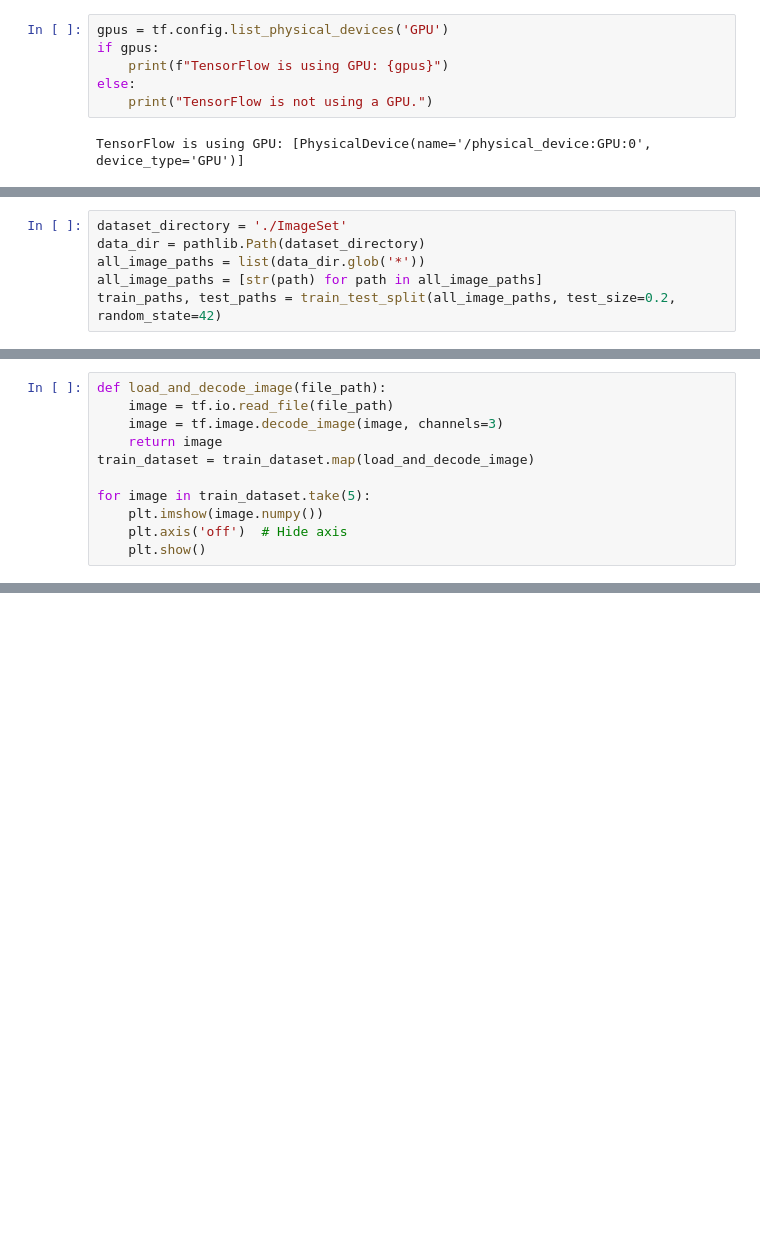
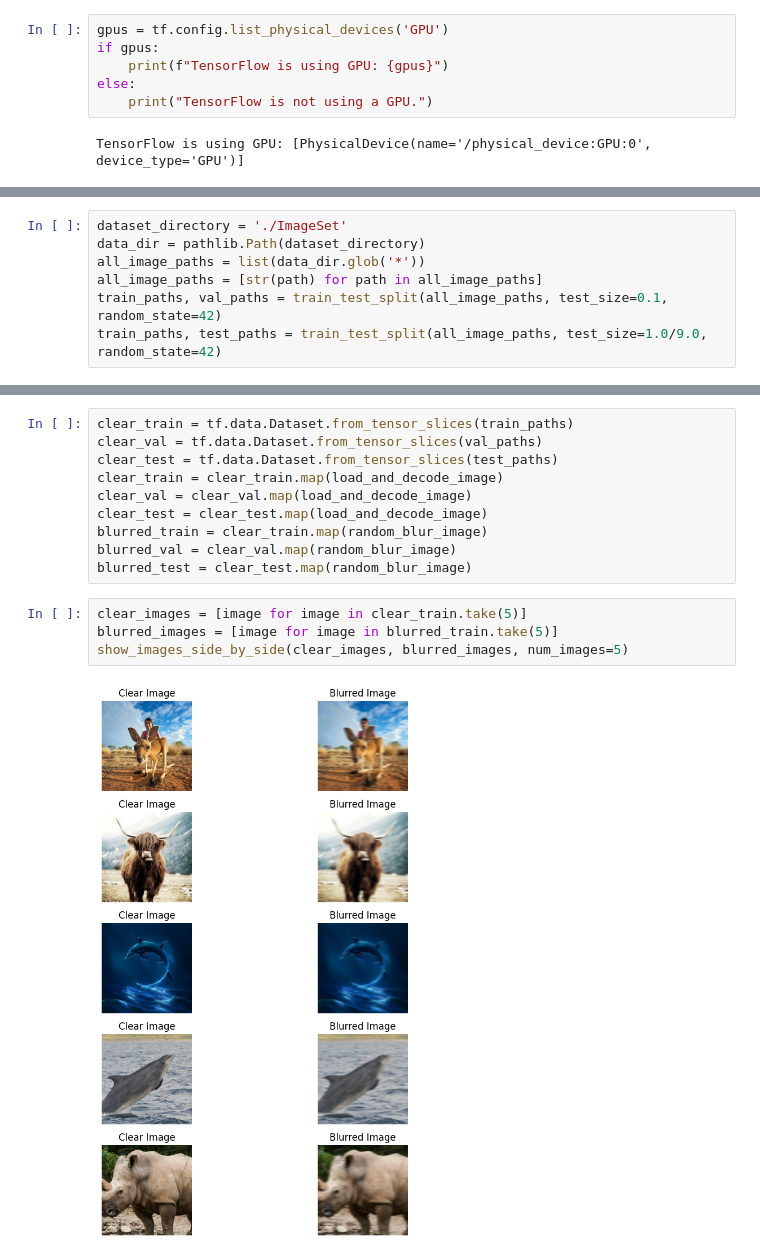
Before and after one commit to TJMazerolle/ImageDeblur, a Jupyter notebook: TrainingNotebook.ipynb, the cells around one changed output, grey strips where cells are left out. Cells and saved outputs as stored; diff of their text form; blank space fills up the shorter version.

Commit message:
Added test split

```diff
--- a/TrainingNotebook.ipynb
+++ b/TrainingNotebook.ipynb
@@ -17,4 +102,5 @@ dataset_directory = './ImageSet'
 data_dir = pathlib.Path(dataset_directory)
 all_image_paths = list(data_dir.glob('*'))
 all_image_paths = [str(path) for path in all_image_paths]
-train_paths, test_paths = train_test_split(all_image_paths, test_size=0.2, random_state=42)
+train_paths, val_paths = train_test_split(all_image_paths, test_size=0.1, random_state=42)
+train_paths, test_paths = train_test_split(all_image_paths, test_size=1.0/9.0, random_state=42)
@@ -23,11 +106,0 @@ train_dataset = tf.data.Dataset.from_tensor_slices(train_paths)
-# %%
-def load_and_decode_image(file_path):
-    image = tf.io.read_file(file_path)
-    image = tf.image.decode_image(image, channels=3)
-    return image
-train_dataset = train_dataset.map(load_and_decode_image)
-
-for image in train_dataset.take(5):
-    plt.imshow(image.numpy())
-    plt.axis('off')  # Hide axis
-    plt.show()
@@ -39,0 +107,16 @@ for image in train_dataset.take(5):
+# %%
+clear_train = tf.data.Dataset.from_tensor_slices(train_paths)
+clear_val = tf.data.Dataset.from_tensor_slices(val_paths)
+clear_test = tf.data.Dataset.from_tensor_slices(test_paths)
+clear_train = clear_train.map(load_and_decode_image)
+clear_val = clear_val.map(load_and_decode_image)
+clear_test = clear_test.map(load_and_decode_image)
+blurred_train = clear_train.map(random_blur_image)
+blurred_val = clear_val.map(random_blur_image)
+blurred_test = clear_test.map(random_blur_image)
+# %%
+clear_images = [image for image in clear_train.take(5)]
+blurred_images = [image for image in blurred_train.take(5)]
+show_images_side_by_side(clear_images, blurred_images, num_images=5)
+# %% [output]
+[figure, added]
```
Also changed, not shown: parts of 9 cells of this notebook.
